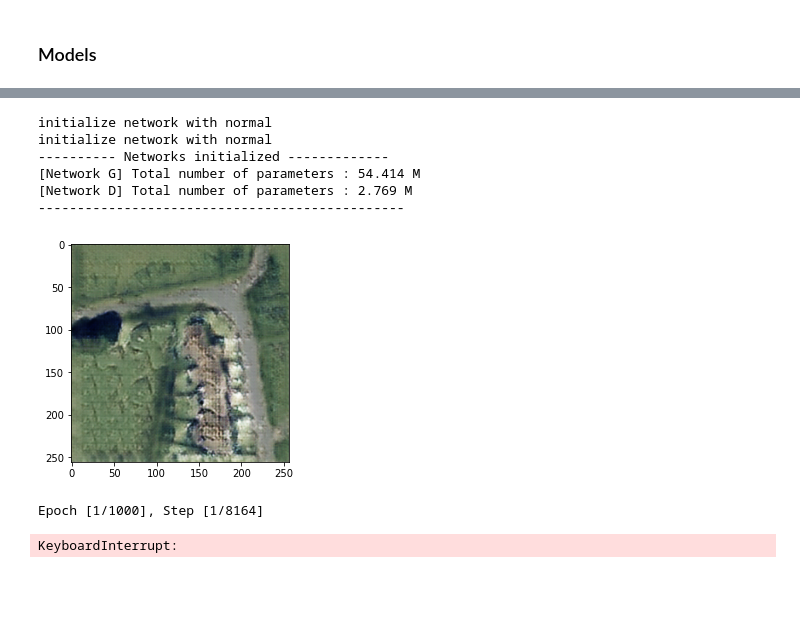
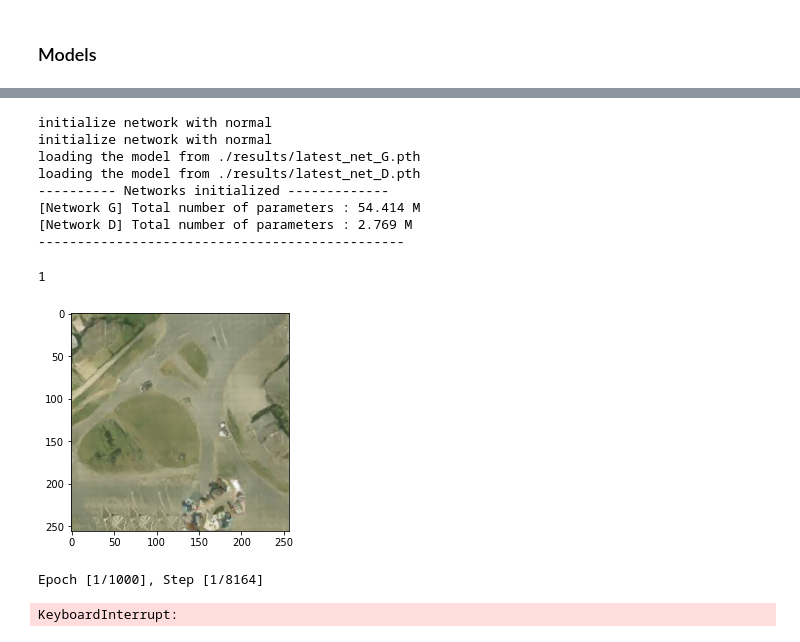
Before and after one commit to zolastro/DeepGenerativeStreets, a Jupyter notebook: Model.ipynb, the cells around one changed output, grey strips where cells are left out. Saved outputs shown, nothing was run; the diff lists cells and outputs as text; code cells hidden in the pictures; blank space fills up the shorter version.

Commit message:
Continue training

```diff
--- a/Model.ipynb
+++ b/Model.ipynb
@@ -213,8 +213,8 @@ class Pix2PixModel():
     def setup(self, opt):
         if self.isTrain:
             self.schedulers = [get_scheduler(optimizer, opt) for optimizer in self.optimizers]
-        if not self.isTrain or opt.continue_train:
-            load_suffix = 'iter_%d' % opt.load_iter if opt.load_iter > 0 else opt.epoch
+        if opt.continue_train:
+            load_suffix = 'epoch%d' % opt.epoch_count
             self.load_networks(load_suffix)
         self.print_networks(opt.verbose)
 
@@ -582,7 +582,7 @@ class TrainOptions(BaseOptions):
         parser.add_argument('--save_epoch_freq', type=int, default=5, help='frequency of saving checkpoints at the end of epochs')
         parser.add_argument('--save_by_iter', action='store_true', help='whether saves model by iteration')
         parser.add_argument('--continue_train', action='store_true', help='continue training: load the latest model')
-        parser.add_argument('--epoch_count', type=int, default=1, help='the starting epoch count, we save the model by <epoch_count>, <epoch_count>+<save_latest_freq>, ...')
+        parser.add_argument('--epoch_count', type=int, default=0, help='the starting epoch count, we save the model by <epoch_count>, <epoch_count>+<save_latest_freq>, ...')
         parser.add_argument('--phase', type=str, default='train', help='train, val, test, etc')
         # training parameters
         parser.add_argument('--n_epochs', type=int, default=100, help='number of epochs with the initial learning rate')
@@ -750,13 +750,19 @@ model.setup(opt)
 # %% [output]
 initialize network with normal
 initialize network with normal
+loading the model from ./results/latest_net_G.pth
+loading the model from ./results/latest_net_D.pth
 ---------- Networks initialized -------------
 [Network G] Total number of parameters : 54.414 M
 [Network D] Total number of parameters : 2.769 M
 -----------------------------------------------
+# %%
+opt.epoch_count
+# %% [output]
+1
 # %%
 num_epochs = 1000
-for epoch in range(num_epochs):
+for epoch in range(opt.epoch_count, num_epochs):
     loss_D_list = []
     loss_G_list = []
     acc_list = []
@@ -767,33 +773,33 @@ for epoch in range(num_epochs):
         model.forward()
 
         if (is_notebook) and (i % 100 == 0):
             clear_output(wait=True)
             plt.figure(0) # Here's the part I need
             img = tensor2im(model.fake_B)
             plt.imshow(img)
             plt.show()
             print('Epoch [{}/{}], Step [{}/{}]'
                   .format(epoch + 1, num_epochs, i+1, len(train_loader)))
 
         # Track the accuracy
     model.update_learning_rate()
     print('Epoch [{}/{}]'
               .format(epoch + 1, num_epochs))
     if (not is_notebook) and ((epoch + 1) % 5 == 0):
         idx = random.randint(0, len(paths_A) - 1)
         img_A = Image.open(paths_A[idx])
         img = data_transform_A(img_A)
         img = torch.from_numpy(np.expand_dims(img, axis=0))
         img = img.to(model.device)
         out = model.netG(img)
         img_B_fake = tensor2im(out)
         img_B_real = Image.open(paths_B[idx])
         img = np.concatenate((img_A, img_B_fake, img_B_real), axis=1)
         plt.imshow(img)
         plt.show()
         plt.imsave('results/{}.jpg'.format(epoch), img)
         model.save_networks('epoch{}'.format(epoch + 1))
 # %% [output]
-[figure, old version]
+[figure, new version]
 Epoch [1/1000], Step [1/8164]
 KeyboardInterrupt:
```
Also changed, not shown: parts of 1 cell of this notebook, 1 other file.
